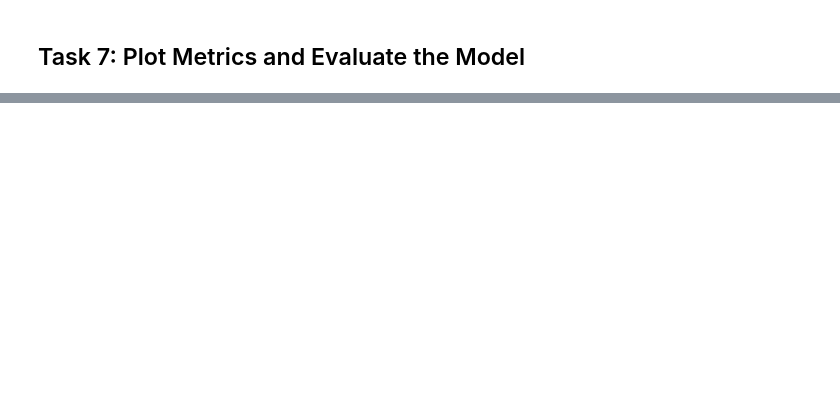
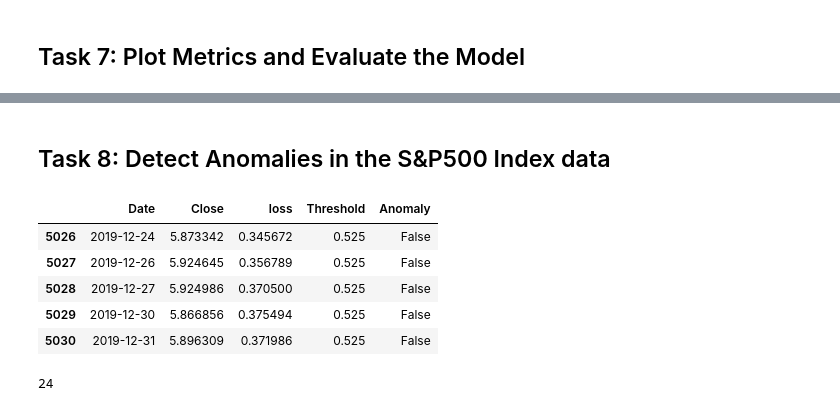
Before and after one commit to kevinpulido89/ML, a Jupyter notebook: Building AutoEncoders.ipynb, the cells around one changed output, grey strips where cells are left out. Saved outputs shown, nothing was run; the diff lists cells and outputs as text; code cells hidden in the pictures; blank space fills up the shorter version.

```diff
--- a/Building AutoEncoders.ipynb
+++ b/Building AutoEncoders.ipynb
@@ -719,0 +709,2 @@ ValueError: ignored
+# %%
+Threshold = 0.525
@@ -719,0 +720,20 @@ ValueError: ignored
+# %% [markdown]
+## Task 8: Detect Anomalies in the S&P500 Index data
+# %%
+test_score_df = pd.DataFrame(test[time_steps:].Date)
+test_score_df['Close'] = test[time_steps:].Close
+test_score_df['loss'] = test_mae_loss
+test_score_df['Threshold'] = Threshold
+test_score_df['Anomaly'] = test_score_df.loss > test_score_df.Threshold
+test_score_df.tail()
+# %% [output]
+|  | Date | Close | loss | Threshold | Anomaly |
+| 5026 | 2019-12-24 | 5.873342 | 0.345672 | 0.525 | False |
+| 5027 | 2019-12-26 | 5.924645 | 0.356789 | 0.525 | False |
+| 5028 | 2019-12-27 | 5.924986 | 0.370500 | 0.525 | False |
+| 5029 | 2019-12-30 | 5.866856 | 0.375494 | 0.525 | False |
+| 5030 | 2019-12-31 | 5.896309 | 0.371986 | 0.525 | False |
+# %%
+test_score_df['Anomaly'][test_score_df['Anomaly']==True].count()
+# %% [output]
+24
```
Also changed, not shown: parts of 20 cells of this notebook, 1 other file.
